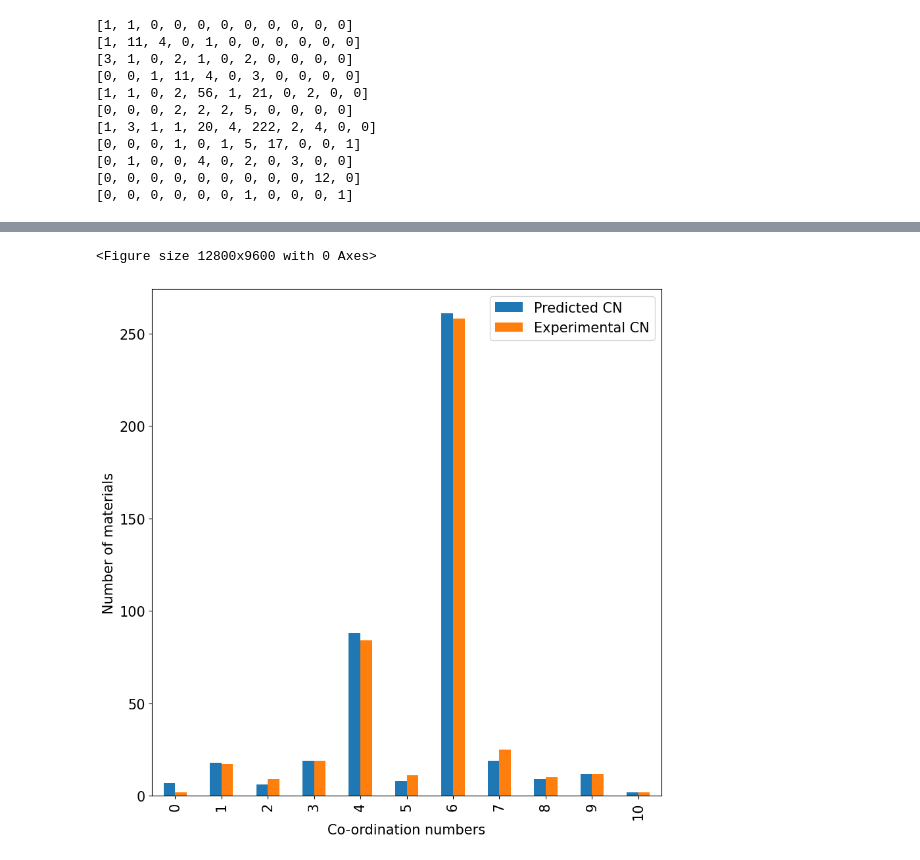
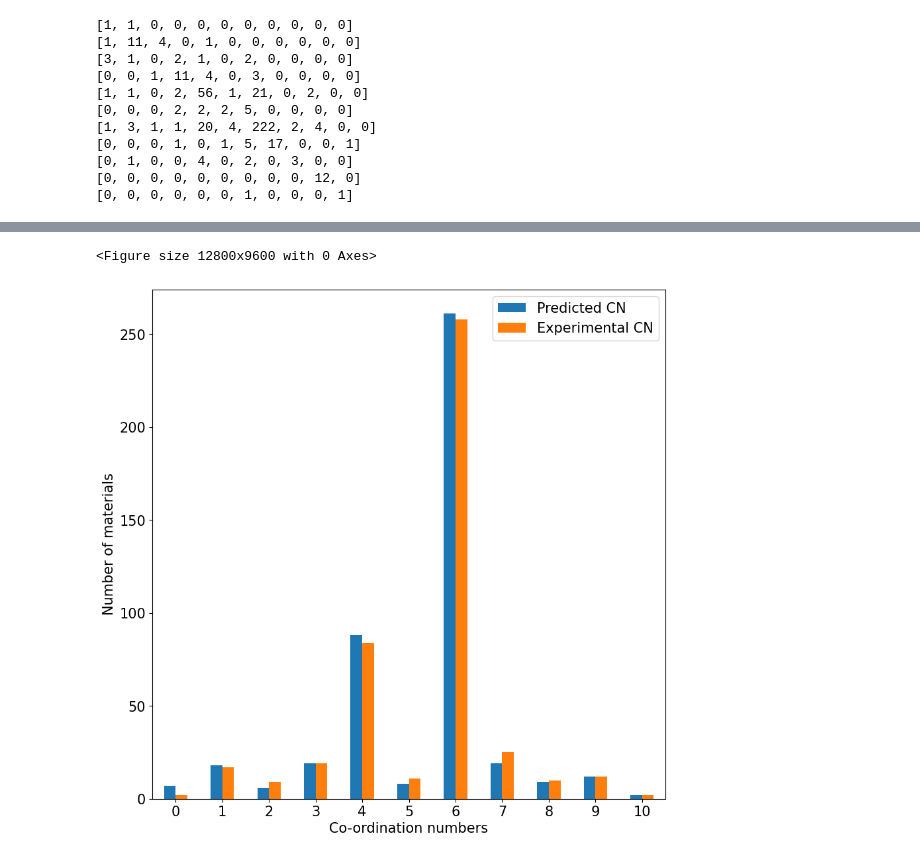
Before and after one commit to ashishvh97/Structure-Prediction-, a Jupyter notebook: CBFV_results/Embeddings_Pearson.ipynb, the cells around one changed output, grey strips where cells are left out. Drawn from its saved outputs; the diff is of its cells as text; code cells hidden in the pictures.

```diff
--- a/CBFV_results/Embeddings_Pearson.ipynb
+++ b/CBFV_results/Embeddings_Pearson.ipynb
@@ -776,3 +817,42 @@ filtered_results.head()
 | 2 | H1+ | F1- | HF | F1- H1+\n1.0\n4.654393 -2.083156 ... | 0.004529 | NF | F1- N1+\n1.0\n4.654393 -2.083156 ... | ... |
 | 3 | H1+ | Cl1- | HCl | Cl1- H1+\n1.0\n2.785687 -3.663721... | 0.005697 | HBr | Br1- H1+\n1.0\n2.785687 -3.663721... | ... |
 | 4 | H1+ | Br1- | HBr | Br1- H1+\n1.0\n2.656991 -3.486846... | 0.005642 | HCl | Cl1- H1+\n1.0\n2.656991 -3.486846... | ... |
+# %%
+cn_db = {}
+elements=set()
+
+for i,row in filtered_results.iterrows():
+    cn_db[row['Pretty Formula']] = (row['Predicted CN']==row['Experimental CN'])*1
+    elements.add(parse_spec(row['A'])[0])
+    elements.add(parse_spec(row['B'])[0])
+
+
+
+# species_for_plot = species_for_plot + species_for_plot[::-1]
+elements = list(elements)
+mend_value = []
+for element in elements:
+    mend_value.append(emt(element).mendeleev_no)
+
+elements = np.array(elements)
+mend_value = np.array(mend_value)
+elements = elements[np.argsort(mend_value)]
+
+pass_fail = {}
+for element_i in elements:
+    pass_fail_row = []
+    for element_j in elements:
+        compound  = element_i + element_j
+        if compound in cn_db:
+            pass_fail_row.append(cn_db[compound])
+        else:
+            pass_fail_row.append(-1)
+    pass_fail[element_i] = pass_fail_row
+
+
+pass_fail_df = pd.DataFrame(pass_fail, index=elements)
+plt.figure(figsize=(24,24))
+sns.set(font_scale = 1)
+sns.heatmap(pass_fail_df, annot = True, xticklabels=True, yticklabels=True, cmap='RdYlGn', square=True, cbar=False, fmt='d', linewidths=1, linecolor='k',)
+
+plt.savefig('matscholar_pass_fail.pdf')
@@ -788,25 +870,25 @@ plt.savefig('matscholar_results.pdf')
 # %%
 #for visualising the predicted co-ordination numbers
 
 
 cn_df = filtered_results[['Experimental CN', 'Predicted CN']]
 temp1 = pd.DataFrame(cn_df['Experimental CN'].value_counts())
 temp1.index.name = 'Co-ordination numbers'
 temp2 = pd.DataFrame(cn_df['Predicted CN'].value_counts())
 temp2.index.name = 'Co-ordination numbers'
 for_plot = temp2.merge(temp1, how='left', left_on='Co-ordination numbers', right_on='Co-ordination numbers')
 indices = list(range(len(for_plot)))
 for_plot['index'] = indices
 for_plot = for_plot.reset_index()
 del for_plot['index']
 for_plot = for_plot.sort_values('Co-ordination numbers', ascending = True).reset_index(drop=True)
 mpl.rc_file_defaults()
 plt.rcParams.update({'font.size': 15})
 plt.figure(dpi = 2000)
 for_plot.plot(x = 'Co-ordination numbers', y=['Predicted CN','Experimental CN'], kind='bar', figsize = (10,10), ylabel = 'Number of materials', grid=False )
 plt.style.use('classic')
-
+plt.xticks(rotation = 0)
 plt.savefig('bar_matscholar.pdf')
 # %% [output]
 <Figure size 12800x9600 with 0 Axes>
-[figure, old version]
+[figure, new version]
```
Also changed, not shown: parts of 11 cells of this notebook.
